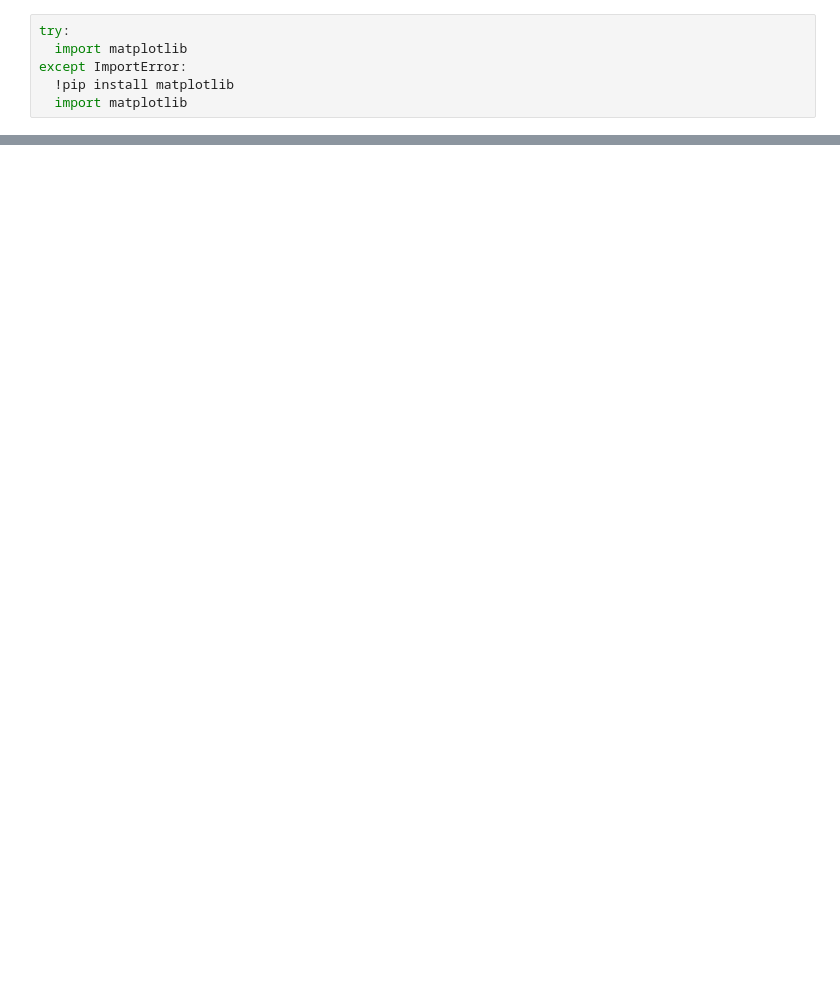
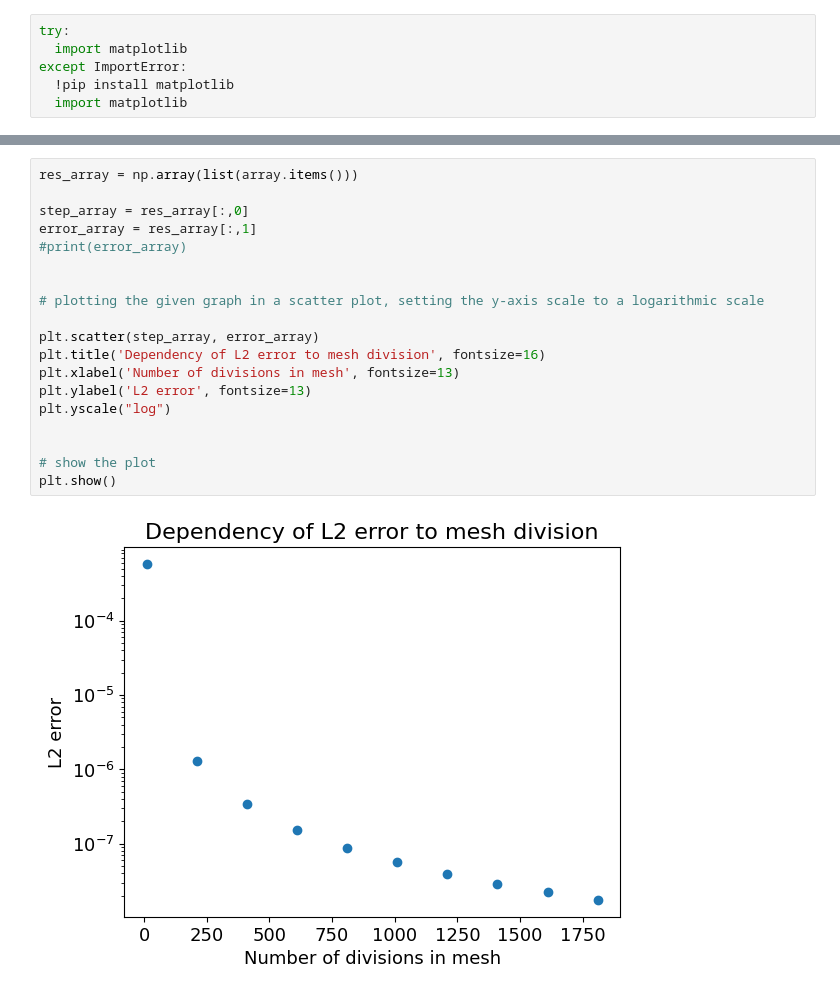
Before and after one commit to mradolovic/FEM-OPM-FER, a Jupyter notebook: poisson_1D_rogosic_radolovic.ipynb, the cells around one changed output, grey strips where cells are left out. Cells and saved outputs as stored; diff of their text form; blank space fills up the shorter version.

```diff
--- a/poisson_1D_rogosic_radolovic.ipynb
+++ b/poisson_1D_rogosic_radolovic.ipynb
@@ -156,0 +130,21 @@ plt.show()
+# %%
+res_array = np.array(list(array.items()))
+
+step_array = res_array[:,0]
+error_array = res_array[:,1]
+#print(error_array)
+
+
+# plotting the given graph in a scatter plot, setting the y-axis scale to a logarithmic scale
+
+plt.scatter(step_array, error_array)
+plt.title('Dependency of L2 error to mesh division', fontsize=16)
+plt.xlabel('Number of divisions in mesh', fontsize=13)
+plt.ylabel('L2 error', fontsize=13)
+plt.yscale("log")
+
+
+# show the plot
+plt.show()
+# %% [output]
+[figure, added]
```
Also changed, not shown: parts of 3 cells of this notebook.
